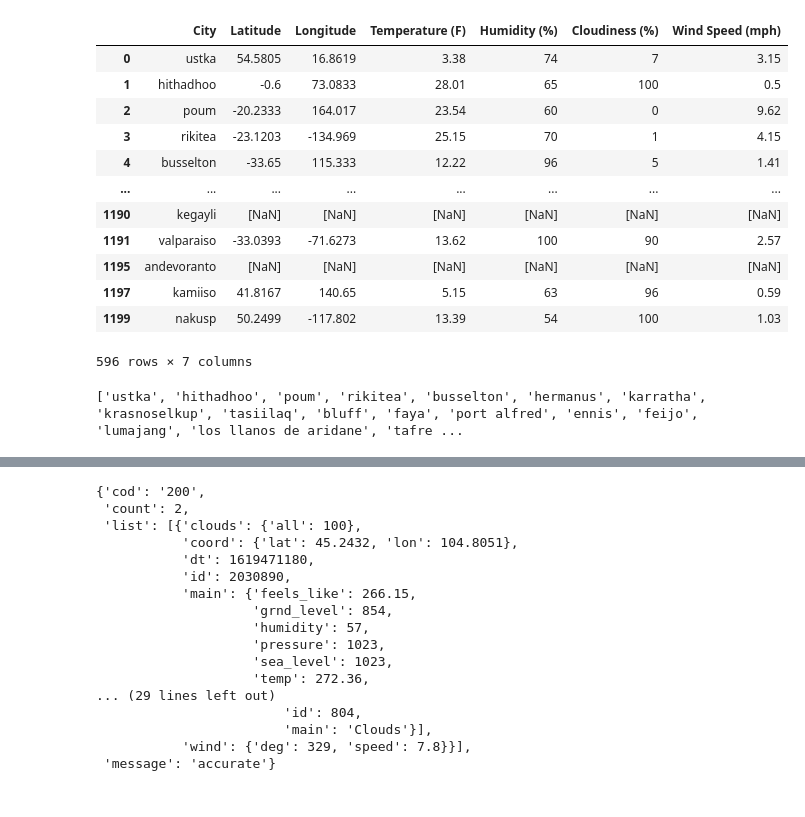
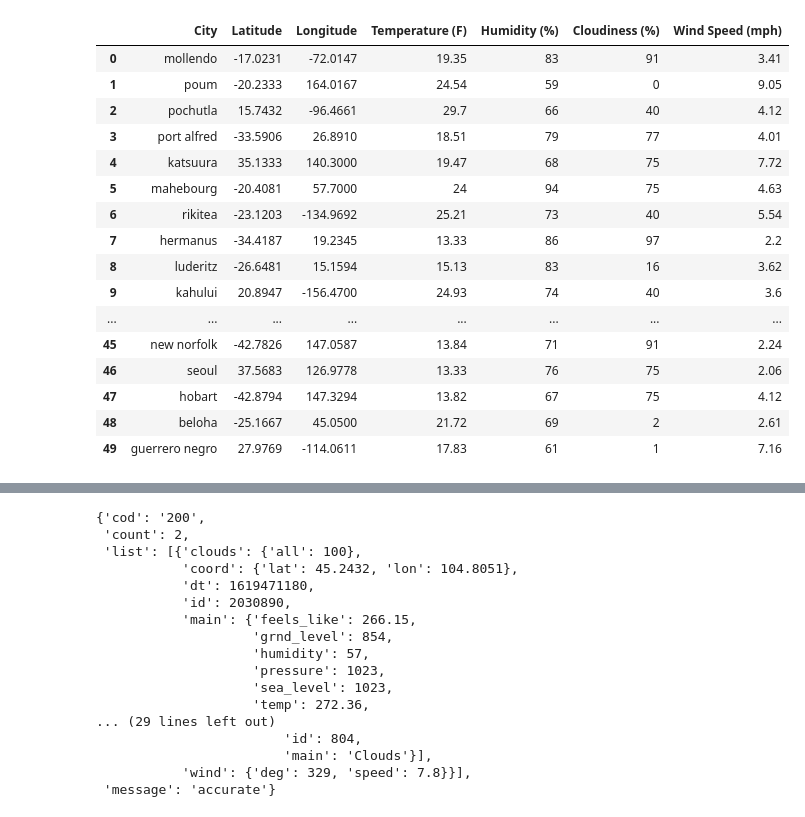
Before and after one commit to yukamara/python-api-challenge, a Jupyter notebook: WeatherPy/WeatherPy.ipynb, the cells around one changed output, grey strips where cells are left out. Cells and saved outputs as stored; diff of their text form; code cells hidden in the pictures.

Commit message:
Finished getting the data and cleaned it

```diff
--- a/WeatherPy/WeatherPy.ipynb
+++ b/WeatherPy/WeatherPy.ipynb
@@ -65,4 +68,2 @@ weather_data
 1500 rows × 3 columns
-# %%
-weather_data = weather_data.drop_duplicates(subset=["City"], keep="first")
 # %%
@@ -106,20 +97,20 @@ units = "metric"
 # Build partial query url
 query_url = f"{base_url}appid={api_key}&units={units}&q="
 
-# Create an empty list to collect names of cities data is collected on
+# Create an empty list to collect names of cities the data is collected on for reference porposes
 cityList = []
 
-# loop through list of cities to obtain the required information for each city
+# loop through list of cities to obtain the required data for each city
 for index, row in weather_data.iterrows():
 
     # get city name from dataframe
     citiName = row['City']
 
 
-    # API Call
+    # perform API Call
     response = requests.get(query_url + citiName).json()
 
-    # Use 'try . . . except to skip through the cities to pull the data'
+    # Use 'try . . . except' to skip through the results for the cities and pull the data'
     try:
         weather_data.loc[index, 'Latitude'] = response['coord']['lat']
         weather_data.loc[index, 'Longitude'] = response['coord']['lon']
@@ -129,14 +120,6 @@ for index, row in weather_data.iterrows():
         weather_data.loc[index, 'Wind Speed (mph)'] = response['wind']['speed']
         cityList.append(citiName)
 
-    except KeyError:
-        weather_data.loc[index, 'Latitude'] = 'NaN'
-        weather_data.loc[index, 'Longitude'] = 'NaN'
-        weather_data.loc[index, 'Temperature (F)'] = 'NaN'
-        weather_data.loc[index, 'Humidity (%)'] = 'NaN'
-        weather_data.loc[index, 'Cloudiness (%)'] = 'NaN'
-        weather_data.loc[index, 'Wind Speed (mph)'] = 'NaN'
+    except (KeyError, IndexError):
         print("City is missing complete weather data...skip")
-
-        pass
 # %% [output]
@@ -197,35 +142,0 @@ weather_data.head(20)
-# %%
-weather_data.count()
-weather_data.dtypes
-
-#weather_data[['Latitude','Longitude','Temperature (F)','Humidity (%)','Cloudiness (%)','Wind Speed (mph)']] = weather_data[['Latitude','Longitude','Temperature (F)','Humidity (%)','Cloudiness (%)','Wind Speed (mph)']].apply(pd.to_numeric(errors='coerce'))
-
-#weather_data = weather_data.apply(pd.to_numeric(errors='ignore'))
-
-#weather_data['Latitude'] = pd.to_numeric(weather_data['Latitude'])
-#weather_data['Longitude'] = pd.to_numeric(weather_data['Longitude'])
-#weather_data['Temperature (F)'] = pd.to_numeric(weather_data['Temperature (F)'])
-#weather_data['Humidity (%)'] = pd.to_numeric(weather_data['Humidity (%)'])
-#weather_data['Cloudiness (%)'] = pd.to_numeric(weather_data['Cloudiness (%)'])
-#weather_data['Wind Speed (mph)'] = pd.to_numeric(weather_data['Wind Speed (mph)'])
-
-
-#weather_df = pd.to_numeric(weather_data[['Latitude','Longitude','Temperature (F)','Humidity (%)','Cloudiness (%)','Wind Speed (mph)']], errors='coerce')
-
-weather_df = weather_data.dropna(how='any')
-#weather_df = weather_data[weather_data.duplicated(['City', 'Latitude', 'Longitude'], keep=False)]
-weather_df
-# %% [output]
-|  | City | Latitude | Longitude | Temperature (F) | Humidity (%) | Cloudiness (%) | Wind Speed (mph) |
-| 0 | ustka | 54.5805 | 16.8619 | 3.38 | 74 | 7 | 3.15 |
-| 1 | hithadhoo | -0.6 | 73.0833 | 28.01 | 65 | 100 | 0.5 |
-| 2 | poum | -20.2333 | 164.017 | 23.54 | 60 | 0 | 9.62 |
-| 3 | rikitea | -23.1203 | -134.969 | 25.15 | 70 | 1 | 4.15 |
-| 4 | busselton | -33.65 | 115.333 | 12.22 | 96 | 5 | 1.41 |
-| ... | ... | ... | ... | ... | ... | ... | ... |
-| 1190 | kegayli | [NaN] | [NaN] | [NaN] | [NaN] | [NaN] | [NaN] |
-| 1191 | valparaiso | -33.0393 | -71.6273 | 13.62 | 100 | 90 | 2.57 |
-| 1195 | andevoranto | [NaN] | [NaN] | [NaN] | [NaN] | [NaN] | [NaN] |
-| 1197 | kamiiso | 41.8167 | 140.65 | 5.15 | 63 | 96 | 0.59 |
-| 1199 | nakusp | 50.2499 | -117.802 | 13.39 | 54 | 100 | 1.03 |
-596 rows × 7 columns
@@ -238,4 +143,21 @@ print(response)
-# %%
-print(cityList)
-# %% [output]
-['ustka', 'hithadhoo', 'poum', 'rikitea', 'busselton', 'hermanus', 'karratha', 'krasnoselkup', 'tasiilaq', 'bluff', 'faya', 'port alfred', 'ennis', 'feijo', 'lumajang', 'los llanos de aridane', 'tafre ...
+# %%
+# Visually inspect the data collected
+weather_data.head(50)
+# %% [output]
+|  | City | Latitude | Longitude | Temperature (F) | Humidity (%) | Cloudiness (%) | Wind Speed (mph) |
+| 0 | mollendo | -17.0231 | -72.0147 | 19.35 | 83 | 91 | 3.41 |
+| 1 | poum | -20.2333 | 164.0167 | 24.54 | 59 | 0 | 9.05 |
+| 2 | pochutla | 15.7432 | -96.4661 | 29.7 | 66 | 40 | 4.12 |
+| 3 | port alfred | -33.5906 | 26.8910 | 18.51 | 79 | 77 | 4.01 |
+| 4 | katsuura | 35.1333 | 140.3000 | 19.47 | 68 | 75 | 7.72 |
+| 5 | mahebourg | -20.4081 | 57.7000 | 24 | 94 | 75 | 4.63 |
+| 6 | rikitea | -23.1203 | -134.9692 | 25.21 | 73 | 40 | 5.54 |
+| 7 | hermanus | -34.4187 | 19.2345 | 13.33 | 86 | 97 | 2.2 |
+| 8 | luderitz | -26.6481 | 15.1594 | 15.13 | 83 | 16 | 3.62 |
+| 9 | kahului | 20.8947 | -156.4700 | 24.93 | 74 | 40 | 3.6 |
+| ... | ... | ... | ... | ... | ... | ... | ... |
+| 45 | new norfolk | -42.7826 | 147.0587 | 13.84 | 71 | 91 | 2.24 |
+| 46 | seoul | 37.5683 | 126.9778 | 13.33 | 76 | 75 | 2.06 |
+| 47 | hobart | -42.8794 | 147.3294 | 13.82 | 67 | 75 | 4.12 |
+| 48 | beloha | -25.1667 | 45.0500 | 21.72 | 69 | 2 | 2.61 |
+| 49 | guerrero negro | 27.9769 | -114.0611 | 17.83 | 61 | 1 | 7.16 |
```
Also changed, not shown: parts of 15 cells of this notebook, 1 other file.
